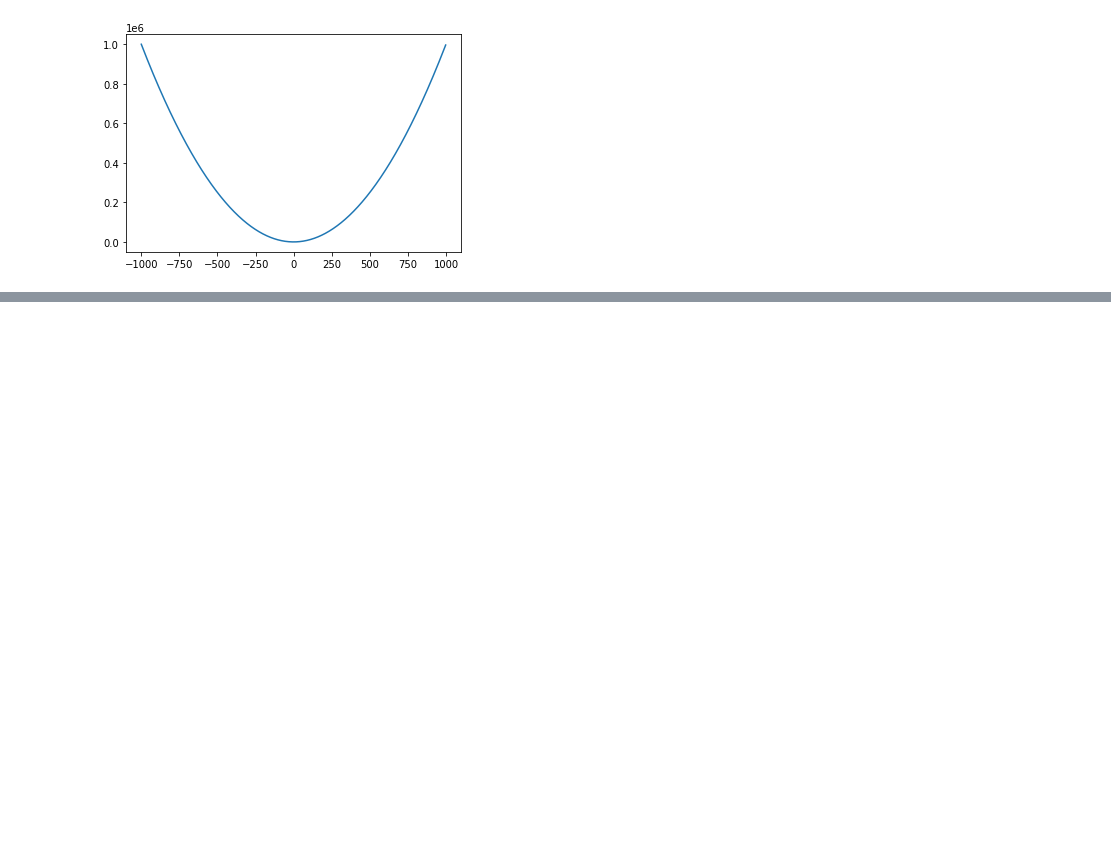
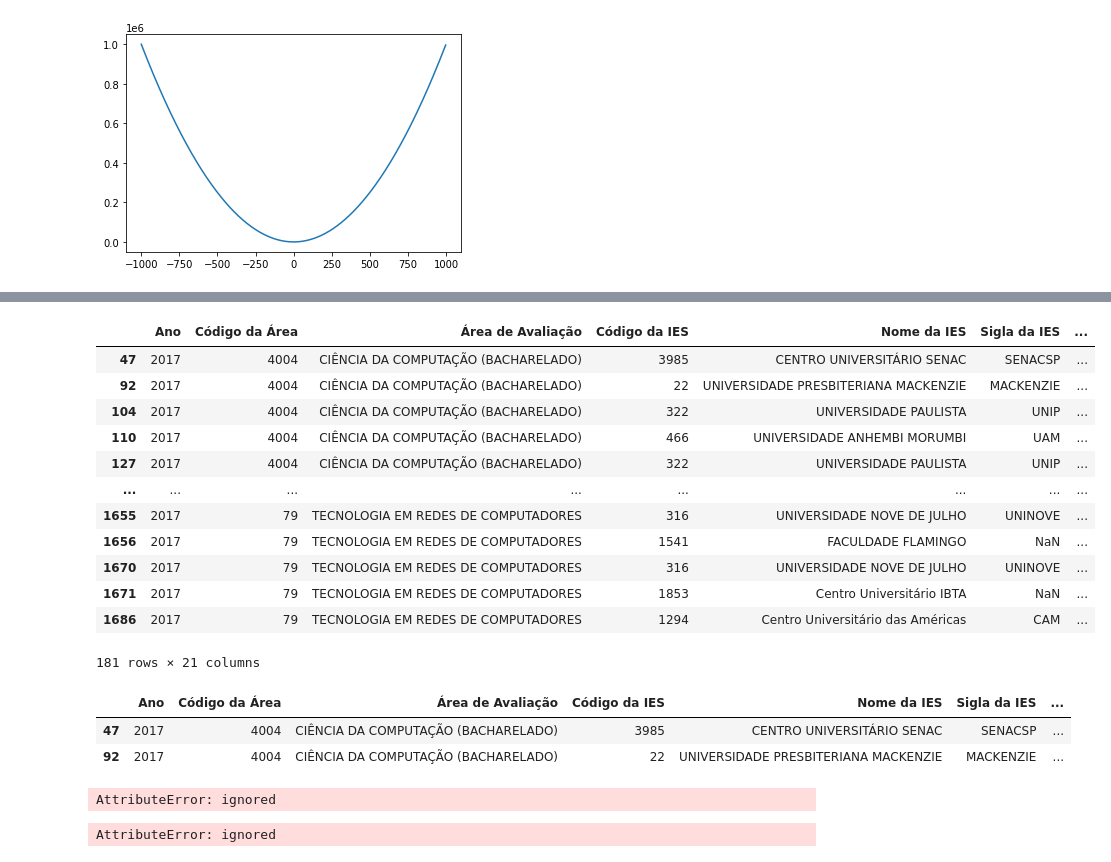
Before and after one commit to vitor-edu/Programa-de-Forma-o-Big-Data-BRQ, a Jupyter notebook: Matplotlib.ipynb, the cells around one changed output, grey strips where cells are left out. Cells and saved outputs as stored; diff of their text form; code cells hidden in the pictures; blank space fills up the shorter version.

```diff
--- a/Matplotlib.ipynb
+++ b/Matplotlib.ipynb
@@ -222,0 +301,27 @@ plt.show()
+# %%
+municipio_sp = enade.loc[enade['Município do Curso']=='São Paulo'] # Comando 'loc'retornando coluna expecificada no caso 'município do Curso`
+municipio_sp
+# %% [output]
+|  | Ano | Código da Área | Área de Avaliação | Código da IES | Nome da IES | Sigla da IES | ... |
+| 47 | 2017 | 4004 | CIÊNCIA DA COMPUTAÇÃO (BACHARELADO) | 3985 | CENTRO UNIVERSITÁRIO SENAC | SENACSP | ... |
+| 92 | 2017 | 4004 | CIÊNCIA DA COMPUTAÇÃO (BACHARELADO) | 22 | UNIVERSIDADE PRESBITERIANA MACKENZIE | MACKENZIE | ... |
+| 104 | 2017 | 4004 | CIÊNCIA DA COMPUTAÇÃO (BACHARELADO) | 322 | UNIVERSIDADE PAULISTA | UNIP | ... |
+| 110 | 2017 | 4004 | CIÊNCIA DA COMPUTAÇÃO (BACHARELADO) | 466 | UNIVERSIDADE ANHEMBI MORUMBI | UAM | ... |
+| 127 | 2017 | 4004 | CIÊNCIA DA COMPUTAÇÃO (BACHARELADO) | 322 | UNIVERSIDADE PAULISTA | UNIP | ... |
+| ... | ... | ... | ... | ... | ... | ... | ... |
+| 1655 | 2017 | 79 | TECNOLOGIA EM REDES DE COMPUTADORES | 316 | UNIVERSIDADE NOVE DE JULHO | UNINOVE | ... |
+| 1656 | 2017 | 79 | TECNOLOGIA EM REDES DE COMPUTADORES | 1541 | FACULDADE FLAMINGO | NaN | ... |
+| 1670 | 2017 | 79 | TECNOLOGIA EM REDES DE COMPUTADORES | 316 | UNIVERSIDADE NOVE DE JULHO | UNINOVE | ... |
+| 1671 | 2017 | 79 | TECNOLOGIA EM REDES DE COMPUTADORES | 1853 | Centro Universitário IBTA | NaN | ... |
+| 1686 | 2017 | 79 | TECNOLOGIA EM REDES DE COMPUTADORES | 1294 | Centro Universitário das Américas | CAM | ... |
+181 rows × 21 columns
+# %%
+municipio_sp.head(2)
+# %% [output]
+|  | Ano | Código da Área | Área de Avaliação | Código da IES | Nome da IES | Sigla da IES | ... |
+| 47 | 2017 | 4004 | CIÊNCIA DA COMPUTAÇÃO (BACHARELADO) | 3985 | CENTRO UNIVERSITÁRIO SENAC | SENACSP | ... |
+| 92 | 2017 | 4004 | CIÊNCIA DA COMPUTAÇÃO (BACHARELADO) | 22 | UNIVERSIDADE PRESBITERIANA MACKENZIE | MACKENZIE | ... |
+# %%
+municipio_sp = municipio_sp.DataFrame()
+# %% [output]
+AttributeError: ignored
@@ -222,0 +331,5 @@ plt.show()
+# %%
+municipio_sp.scatter(num_concluintes,nota)
+municipio_sp.show()
+# %% [output]
+AttributeError: ignored
```
Also changed, not shown: parts of 8 cells of this notebook.
